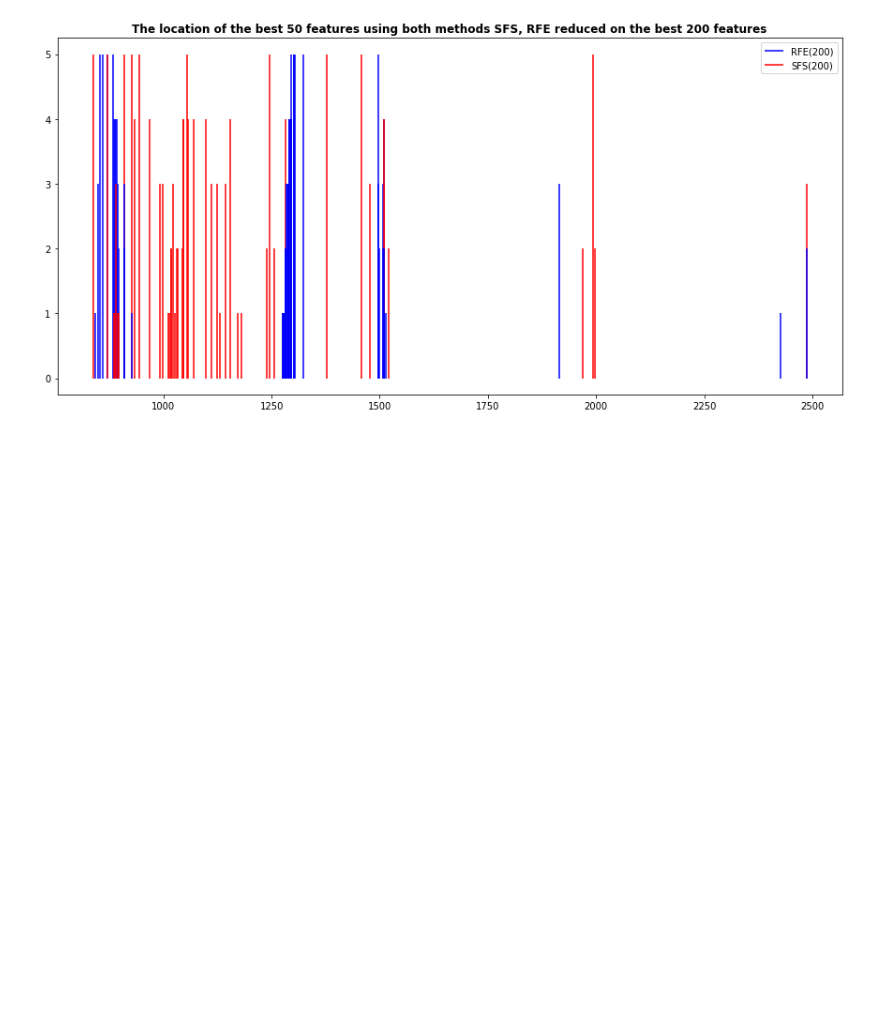
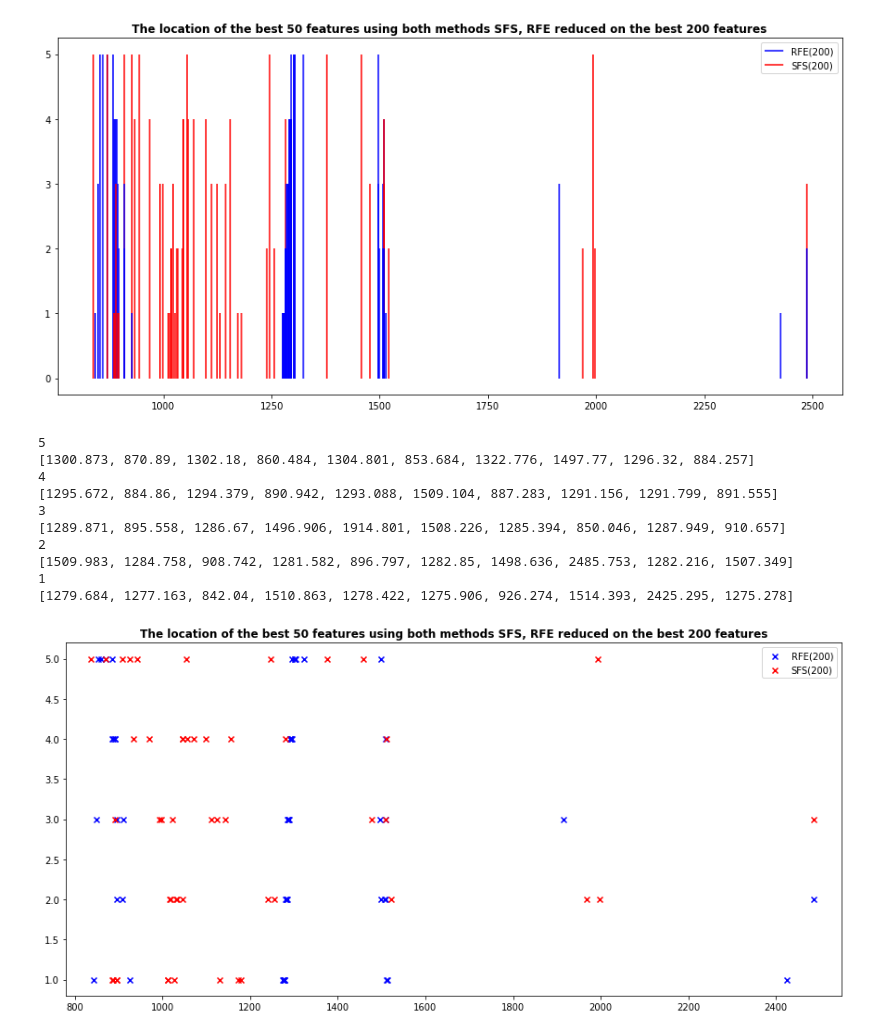
Before and after one commit to eahussein/apple_classification, a Jupyter notebook: rg/tutorial_graphs2.ipynb, the cells around one changed output. Cells and saved outputs as stored; diff of their text form; code cells hidden in the pictures; blank space fills up the shorter version.

```diff
--- a/rg/tutorial_graphs2.ipynb
+++ b/rg/tutorial_graphs2.ipynb
@@ -205,3 +205,37 @@ plt.show()
 1
 [1279.684, 1277.163, 842.04, 1510.863, 1278.422, 1275.906, 926.274, 1514.393, 2425.295, 1275.278]
 [figure]
+# %%
+plt.rcParams["figure.figsize"] = (15,7)# 'xtick.labelsize', 'ytick.labelsize'
+plt.title( "The location of the best 50 features using both methods SFS, RFE reduced on the best 200 features", fontweight ='bold', fontsize =12)
+# plt.xlabel("Features", fontweight ='bold', fontsize =12)
+# plt.ylabel("Precision", fontweight ='bold', fontsize =12)
+
+arrr= [0, 10, 20, 30, 40, 50]
+colrs = ['red', 'blue', 'green', 'yellow']
+for i in range (5):
+    print((5-i))
+    print(imp_freqB[arrr[i]:arrr[i+1]])
+
+    if i  == 0:
+        plt.scatter( imp_freqB[arrr[i]:arrr[i+1]],  np.zeros(10)+(5-i), color = 'blue', label ="RFE(200)", marker = 'x')
+        plt.scatter( imp_freq6B[arrr[i]:arrr[i+1]], np.zeros(10)+(5-i), color = 'red', label ="SFS(200)", marker = 'x')
+    else:
+        plt.scatter( imp_freqB[arrr[i]:arrr[i+1]], np.zeros(10)+(5-i), color = 'blue', marker = 'x')
+        plt.scatter( imp_freq6B[arrr[i]:arrr[i+1]], np.zeros(10)+(5-i), color = 'red', marker = 'x' )
+
+plt.xlim(780, 2550)
+plt.legend()
+plt.show()
+# %% [output]
+5
+[1300.873, 870.89, 1302.18, 860.484, 1304.801, 853.684, 1322.776, 1497.77, 1296.32, 884.257]
+4
+[1295.672, 884.86, 1294.379, 890.942, 1293.088, 1509.104, 887.283, 1291.156, 1291.799, 891.555]
+3
+[1289.871, 895.558, 1286.67, 1496.906, 1914.801, 1508.226, 1285.394, 850.046, 1287.949, 910.657]
+2
+[1509.983, 1284.758, 908.742, 1281.582, 896.797, 1282.85, 1498.636, 2485.753, 1282.216, 1507.349]
+1
+[1279.684, 1277.163, 842.04, 1510.863, 1278.422, 1275.906, 926.274, 1514.393, 2425.295, 1275.278]
+[figure, added]
```
Also changed, not shown: 4 other files.
